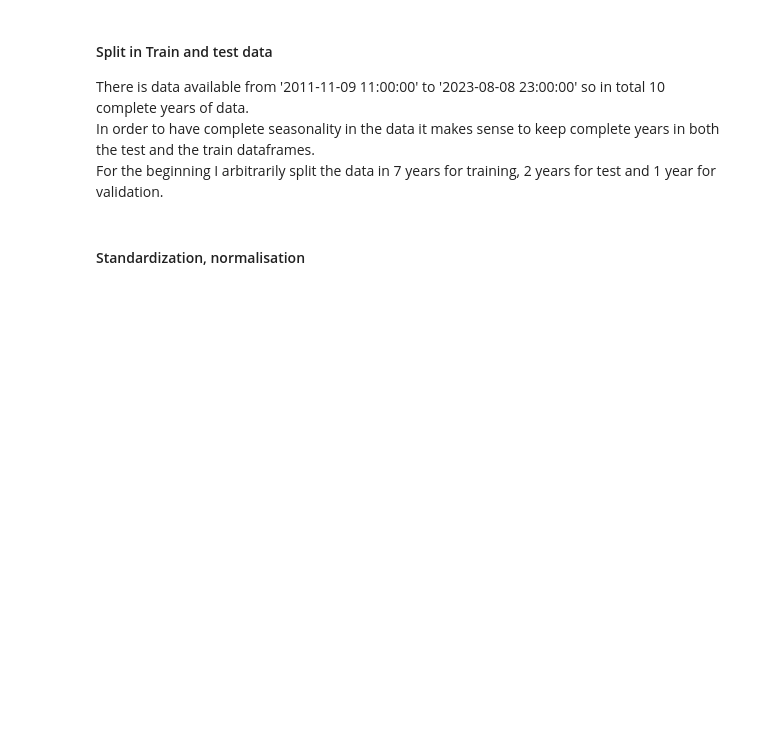
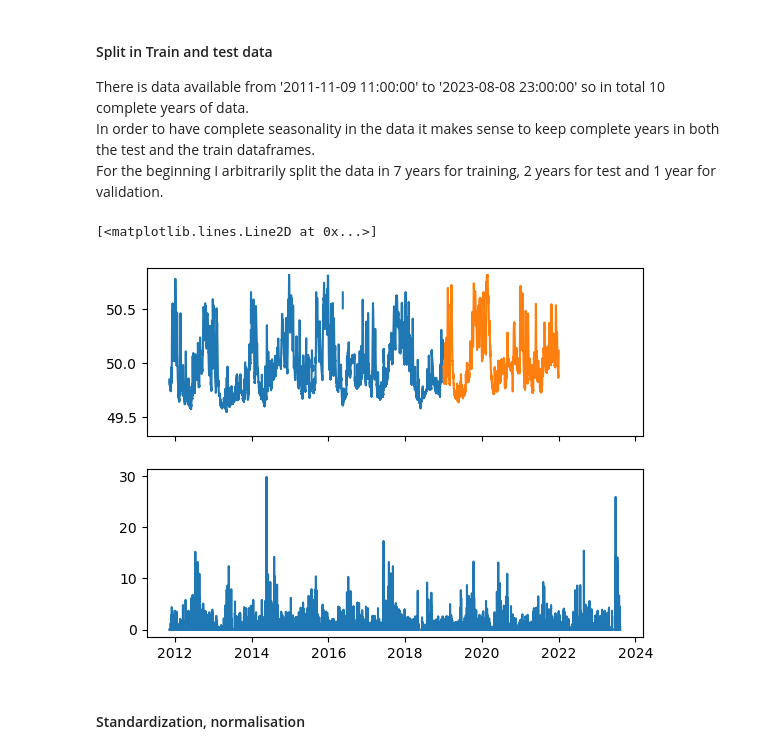
Before and after one commit to HenrietteRilling/Masterthesis, a Jupyter notebook: LSTM_first_try.ipynb, the cells around one changed output. Cells and saved outputs as stored; diff of their text form; code cells hidden in the pictures; blank space fills up the shorter version.

```diff
--- a/LSTM_first_try.ipynb
+++ b/LSTM_first_try.ipynb
@@ -53,6 +53,15 @@ For the beginning I arbitrarily split the data in 7  years for training, 2 years
 X_train=X['2011-01-01':'2018-12-31']
 X_test=X['2019-01-01':'2021-12-31']
 X_val=X['2022-01-01':'2022-12-31']
+# %%
+fig, ax = plt.subplots(2,1, sharex=True)
+ax[0].plot(X_train[[test_id]])
+ax[0].plot(X_test[[test_id]])
+#ax[0].axvspan(1,1, color='green')
+ax[1].plot(X[test_prcp])
+# %% [output]
+[<matplotlib.lines.Line2D at 0x...>]
+[figure, added]
 # %% [markdown]
 #### Standardization, normalisation
 # %%
```
